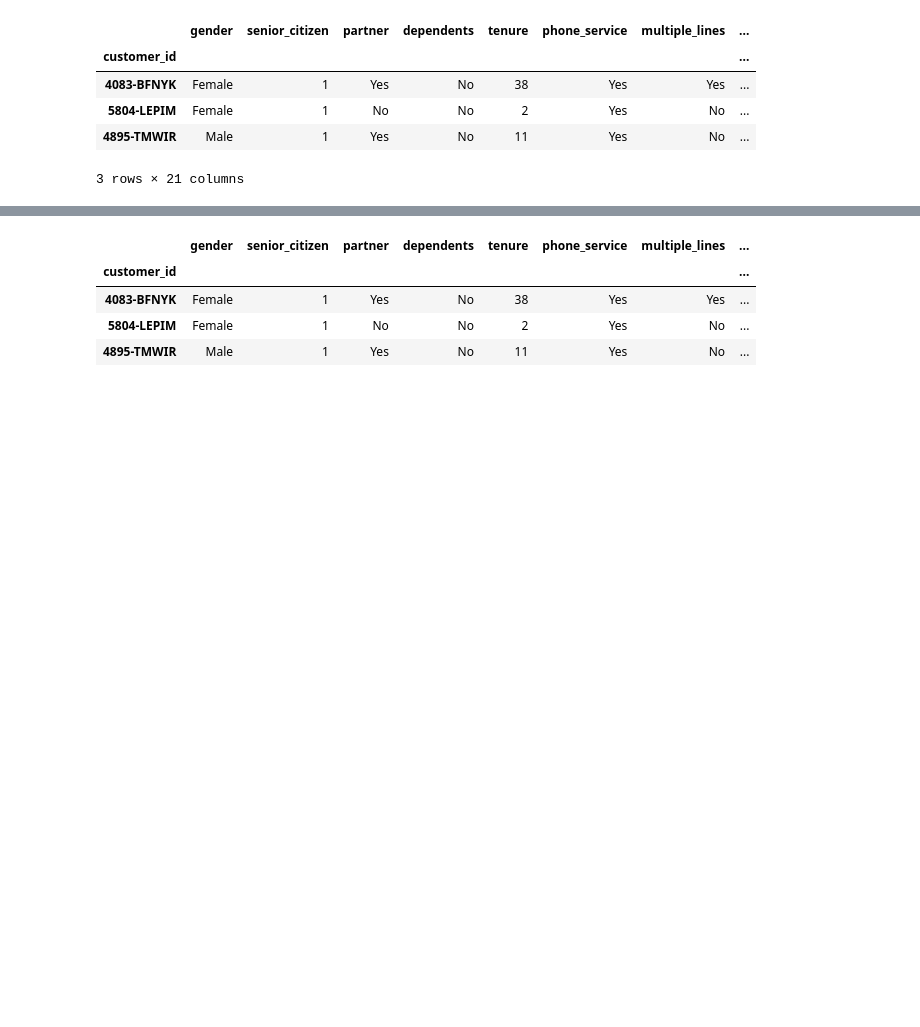
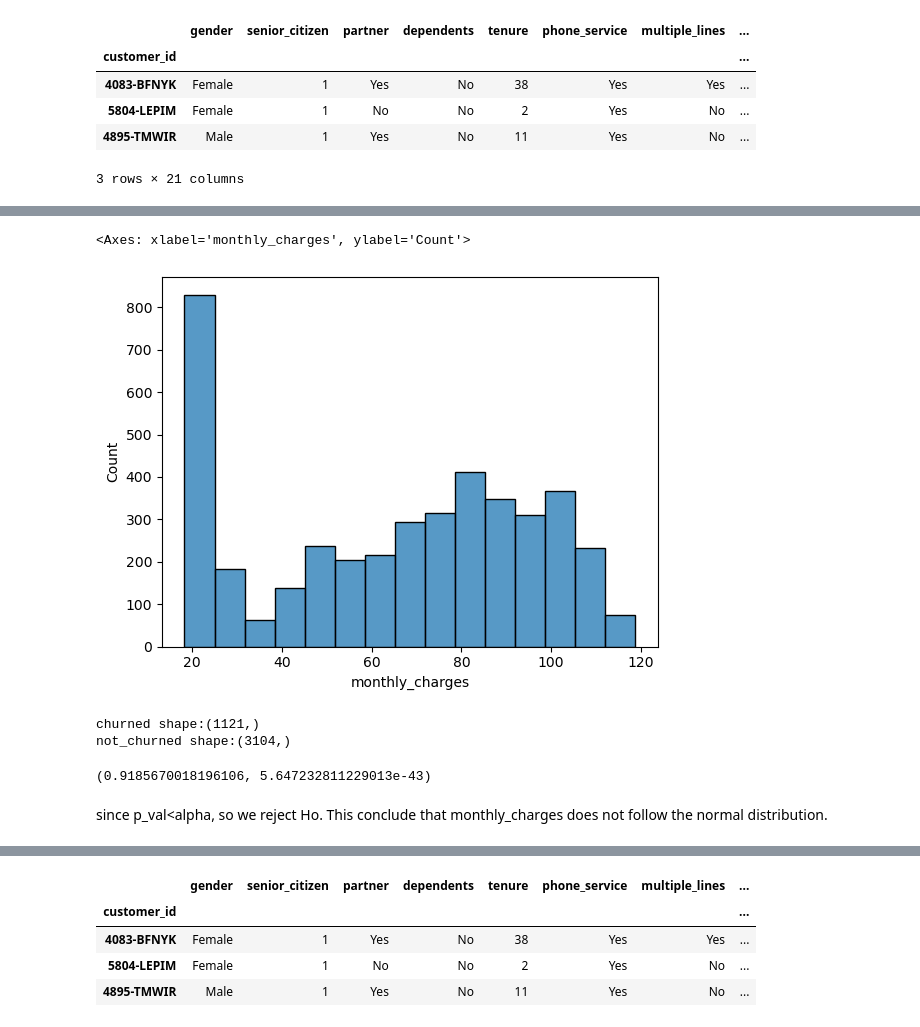
Before and after one commit to sikandar-shrestha/classification_project_telco, a Jupyter notebook: non_final_report.ipynb, the cells around one changed output, grey strips where cells are left out. Saved outputs shown, nothing was run; the diff lists cells and outputs as text; code cells hidden in the pictures; blank space fills up the shorter version.

```diff
--- a/non_final_report.ipynb
+++ b/non_final_report.ipynb
@@ -556,0 +637,6 @@ train.head(3)
+# %%
+# histogram of 'monthly_charges'
+sns.histplot(train.monthly_charges)
+# %% [output]
+<Axes: xlabel='monthly_charges', ylabel='Count'>
+[figure, added]
@@ -556,0 +651,14 @@ train.head(3)
+# %%
+print(f'churned shape:{churned.shape}')
+print(f'not_churned shape:{not_churned.shape}')
+# %% [output]
+churned shape:(1121,)
+not_churned shape:(3104,)
+# %%
+# for normality check
+sha_stat, p_val = stats.shapiro(train.monthly_charges)
+sha_stat, p_val
+# %% [output]
+(0.9185670018196106, 5.647232811229013e-43)
+# %% [markdown]
+since p_val<alpha, so we reject Ho. This conclude that monthly_charges does not follow the normal distribution.
```
Also changed, not shown: parts of 22 cells of this notebook, 3 other files.
